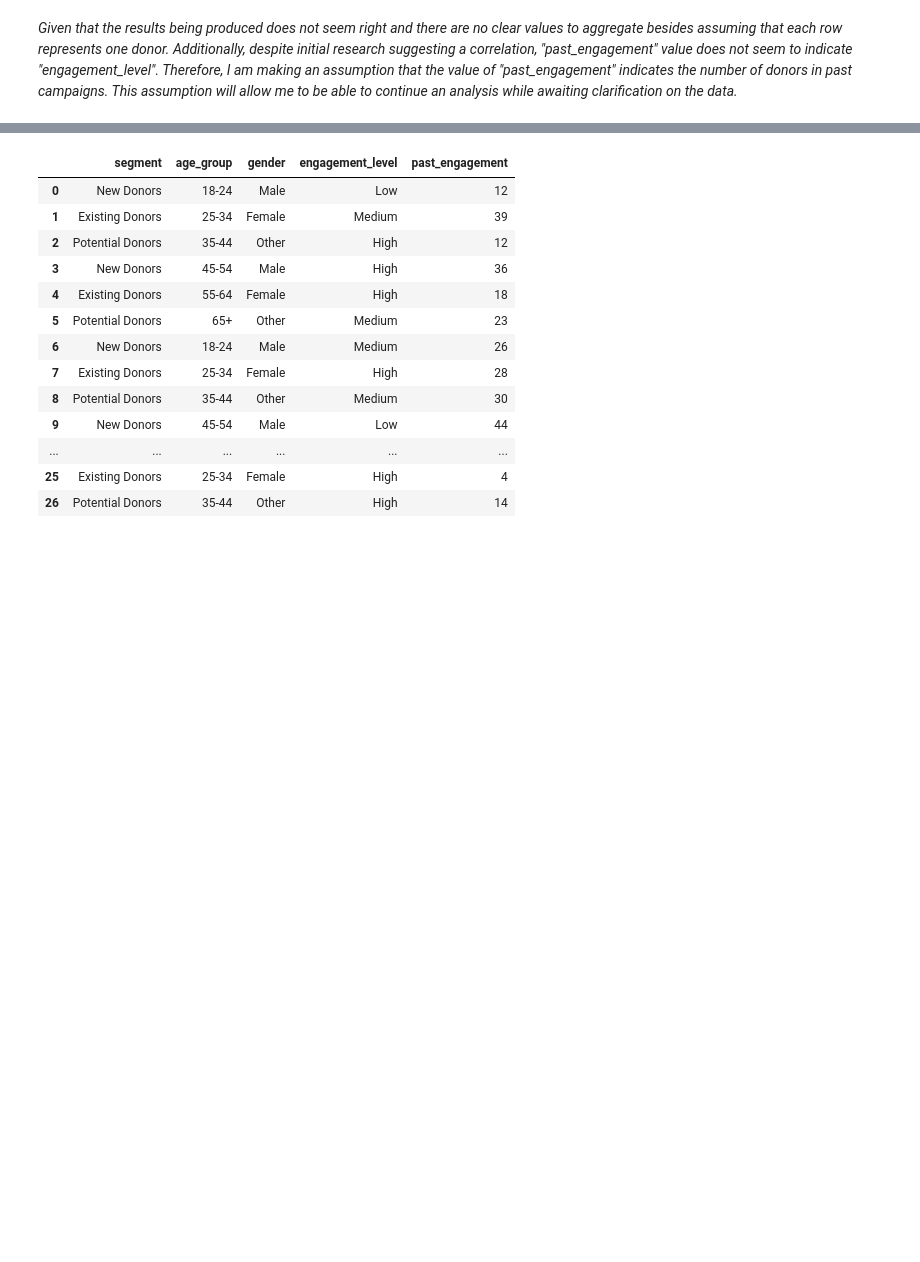
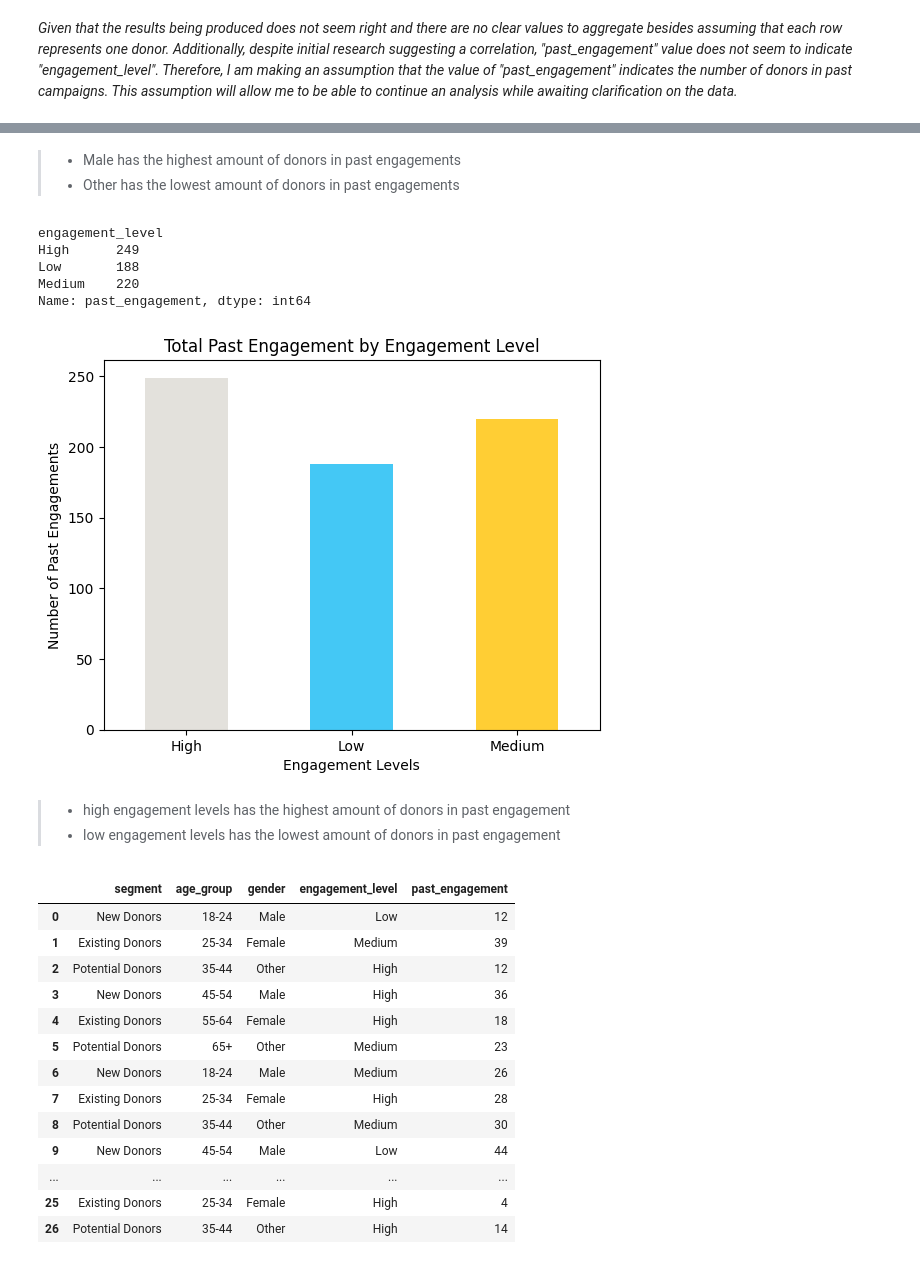
Before and after one commit to stxphz/unicef, a Jupyter notebook: analysis.ipynb, the cells around one changed output, grey strips where cells are left out. Drawn from its saved outputs; the diff is of its cells as text; code cells hidden in the pictures; blank space fills up the shorter version.

```diff
--- a/analysis.ipynb
+++ b/analysis.ipynb
@@ -816,3 +883,31 @@ This assumption will allow me to be able to continue an analysis while awaiting
+# %% [markdown]
+> - Male has the highest amount of donors in past engagements
+> - Other has the lowest amount of donors in past engagements
+# %%
+# Which are the total metrics for 'engagement_level' in each past engagement?
+
+# Finding the total number of past engagements for each engagement level
+level_total = aud_seg.groupby('engagement_level')['past_engagement'].sum()
+print(engagement_total)
+
+# Plot
+level_total.plot(kind='bar', stacked=True, color=['#E3E1DC', '#44C8F5', '#FFCE34'])
+plt.title('Total Past Engagement by Engagement Level')
+plt.xlabel('Engagement Levels')
+plt.xticks(rotation=0)
+plt.ylabel('Number of Past Engagements')
+
+plt.show()
+# %% [output]
+engagement_level
+High      249
+Low       188
+Medium    220
+Name: past_engagement, dtype: int64
+[figure, added]
+# %% [markdown]
+> - high engagement levels has the highest amount of donors in past engagement
+> - low engagement levels has the lowest amount of donors in past engagement
 # %%
 # who was most repsonsive to the campaign? - does that mean they have the highest engagement level??
 
```
Also changed, not shown: parts of 11 cells of this notebook.
